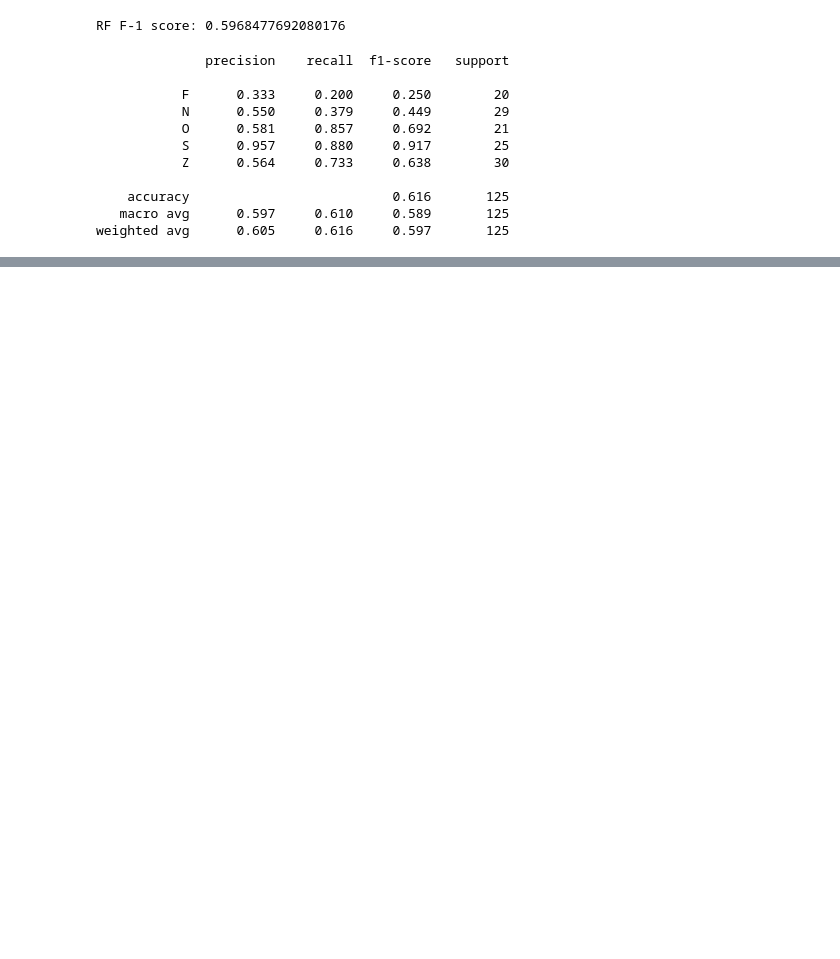
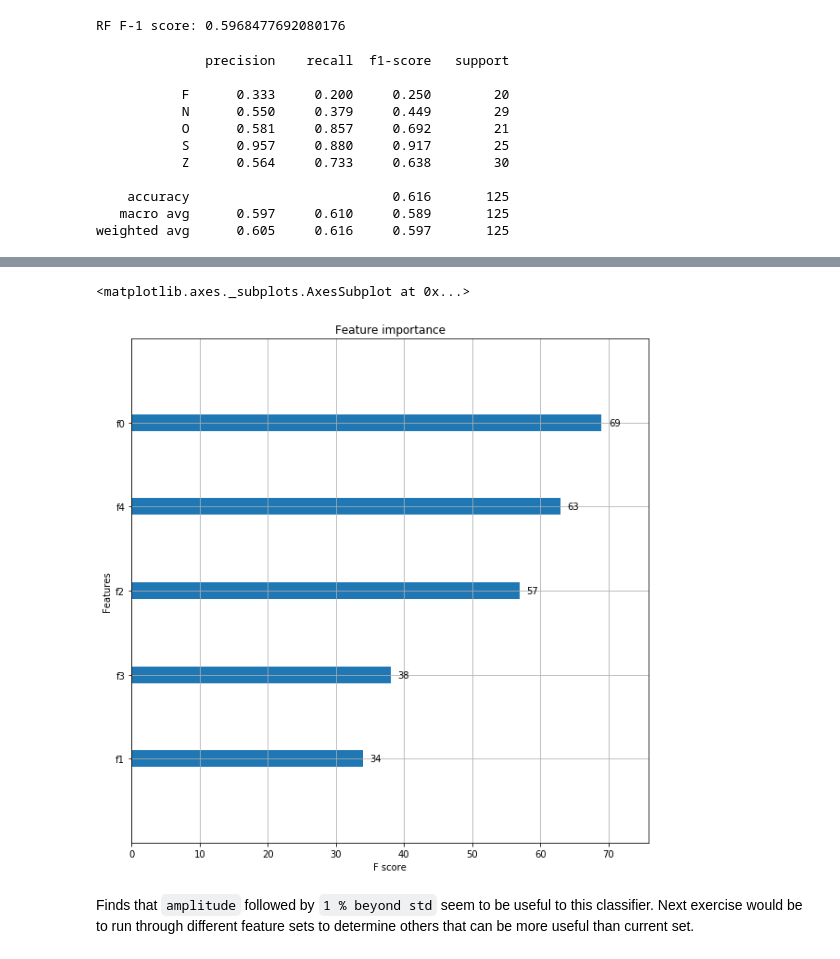
Before and after one commit to drbwa/timeserieseda, a Jupyter notebook: scipy2019/scipy2019-2-ml-models.ipynb, the cells around one changed output, grey strips where cells are left out. Saved outputs shown, nothing was run; the diff lists cells and outputs as text; code cells hidden in the pictures; blank space fills up the shorter version.

Commit message:
First attempts at training classifier on features extracted from time series.

```diff
--- a/scipy2019/scipy2019-2-ml-models.ipynb
+++ b/scipy2019/scipy2019-2-ml-models.ipynb
@@ -311,0 +318,3 @@ weighted avg      0.605     0.616     0.597       125
+# %%
+clf_xgb = xgb.XGBClassifier(n_estimators=10, max_depth=3, random_state=21)
+clf_xgb.fit(X_train, y_train)
@@ -311,0 +355,7 @@ weighted avg      0.605     0.616     0.597       125
+# %%
+xgb.plot_importance(clf_xgb)
+# %% [output]
+<matplotlib.axes._subplots.AxesSubplot at 0x...>
+[figure, added]
+# %% [markdown]
+Finds that `amplitude` followed by `1 % beyond std` seem to be useful to this classifier. Next exercise would be to run through different feature sets to determine others that can be more useful than current set.
```
Also changed, not shown: parts of 46 cells of this notebook.
